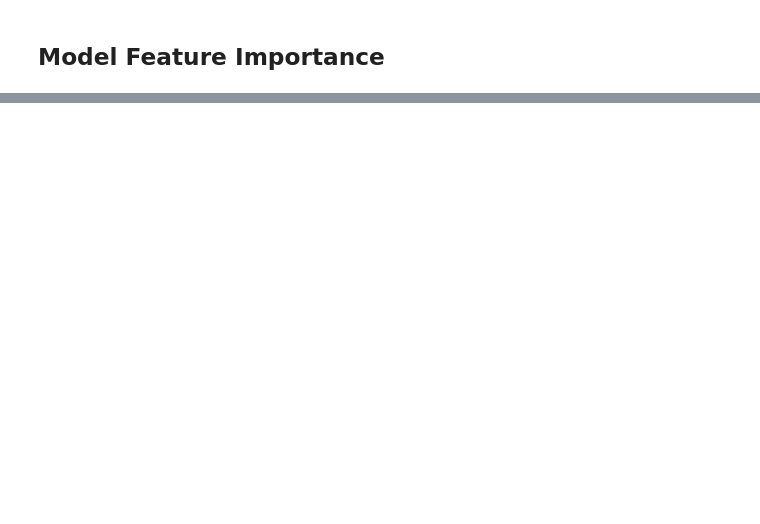
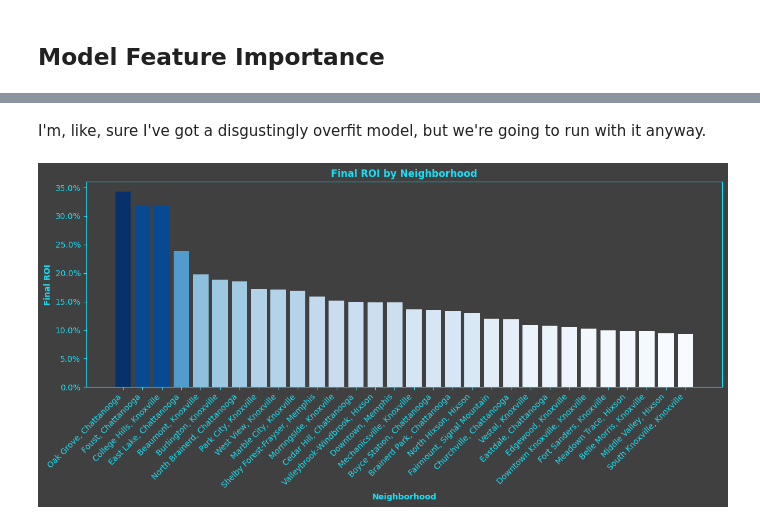
Before and after one commit to vanshverma0401-wq/zillow-housing-market-analysis, a Jupyter notebook: notebooks/zillow_home_value_analysis.ipynb, the cells around one changed output, grey strips where cells are left out. Cells and saved outputs as stored; diff of their text form; code cells hidden in the pictures; blank space fills up the shorter version.

```diff
--- a/notebooks/zillow_home_value_analysis.ipynb
+++ b/notebooks/zillow_home_value_analysis.ipynb
@@ -1215,0 +1262,2 @@ plt.show()
+# %% [markdown]
+I'm, like, sure I've got a disgustingly overfit model, but we're going to run with it anyway.
@@ -1215,0 +1328,25 @@ plt.show()
+# %%
+# top roi neighborhoods
+df_plot = df_tn[
+    (df_tn['date_2y_out'] == '2027-03-31') &
+    (np.isfinite(df_tn['final_roi']))
+].sort_values('final_roi', ascending=False).head(30)
+
+norm = plt.Normalize(df_plot['final_roi'].min(), df_plot['final_roi'].max())
+colors = cm.Blues(norm(df_plot['final_roi'].values))
+
+# plot
+plt.figure(figsize=(12, 6))
+plt.bar(df_plot['neighborhood_city'].astype(str), df_plot['final_roi'], color=colors)
+
+# styling and elements
+plt.xticks(rotation=90)
+plt.xlabel('Neighborhood', fontweight='bold')
+plt.xticks(rotation=45, ha='right')
+plt.ylabel('Final ROI', fontweight='bold')
+plt.gca().yaxis.set_major_formatter(plt.FuncFormatter(percent_formatter))
+plt.title('Final ROI by Neighborhood', fontweight='bold')
+plt.tight_layout()
+plt.show()
+# %% [output]
+[figure, added]
```
Also changed, not shown: parts of 36 cells of this notebook, 19 other files.
